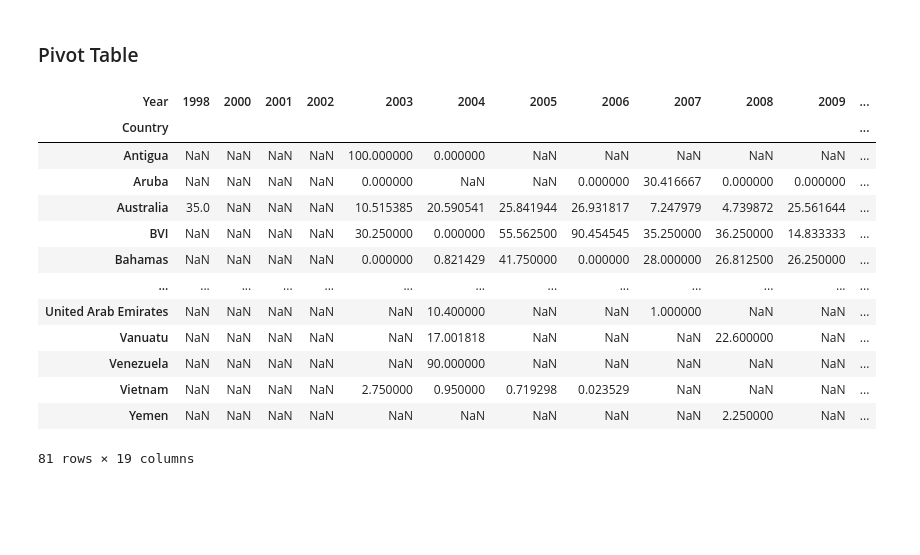
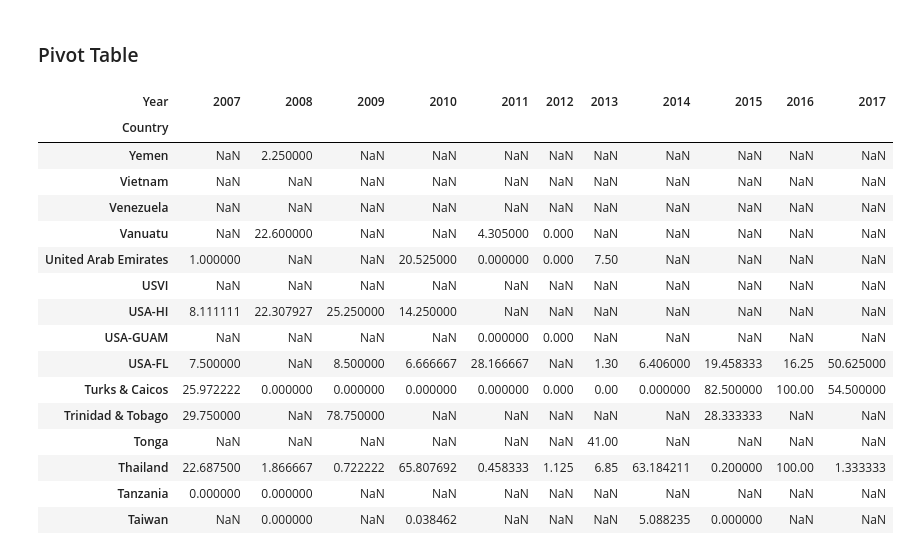
Before and after one commit to muktoakash/Simple-Data-Analysis, a Jupyter notebook: 4_DataAnalysis/CoralReef.ipynb, the cells around one changed output. Saved outputs shown, nothing was run; the diff lists cells and outputs as text; code cells hidden in the pictures; blank space fills up the shorter version.

Commit message:
Clean pivot table for CoralReef

```diff
--- a/4_DataAnalysis/CoralReef.ipynb
+++ b/4_DataAnalysis/CoralReef.ipynb
@@ -195,19 +195,27 @@ group_by_country
 # %%
 pivot = data.pivot_table(values="Bleaching Percentage", index="Country", columns="Year", aggfunc="mean")
 
+pivot = pivot.loc[:, 2007:2017]
+
+top_countries = pivot.mean(axis=1).sort_index(ascending=False).head(15).index
+pivot = pivot.loc[top_countries]
+
 pivot
 # %% [output]
-| Year | 1998 | 2000 | 2001 | 2002 | 2003 | 2004 | 2005 | 2006 | 2007 | 2008 | 2009 | ... |
-| Country |  |  |  |  |  |  |  |  |  |  |  | ... |
-| Antigua | NaN | NaN | NaN | NaN | 100.000000 | 0.000000 | NaN | NaN | NaN | NaN | NaN | ... |
-| Aruba | NaN | NaN | NaN | NaN | 0.000000 | NaN | NaN | 0.000000 | 30.416667 | 0.000000 | 0.000000 | ... |
-| Australia | 35.0 | NaN | NaN | NaN | 10.515385 | 20.590541 | 25.841944 | 26.931817 | 7.247979 | 4.739872 | 25.561644 | ... |
-| BVI | NaN | NaN | NaN | NaN | 30.250000 | 0.000000 | 55.562500 | 90.454545 | 35.250000 | 36.250000 | 14.833333 | ... |
-| Bahamas | NaN | NaN | NaN | NaN | 0.000000 | 0.821429 | 41.750000 | 0.000000 | 28.000000 | 26.812500 | 26.250000 | ... |
-| ... | ... | ... | ... | ... | ... | ... | ... | ... | ... | ... | ... | ... |
-| United Arab Emirates | NaN | NaN | NaN | NaN | NaN | 10.400000 | NaN | NaN | 1.000000 | NaN | NaN | ... |
-| Vanuatu | NaN | NaN | NaN | NaN | NaN | 17.001818 | NaN | NaN | NaN | 22.600000 | NaN | ... |
-| Venezuela | NaN | NaN | NaN | NaN | NaN | 90.000000 | NaN | NaN | NaN | NaN | NaN | ... |
-| Vietnam | NaN | NaN | NaN | NaN | 2.750000 | 0.950000 | 0.719298 | 0.023529 | NaN | NaN | NaN | ... |
-| Yemen | NaN | NaN | NaN | NaN | NaN | NaN | NaN | NaN | NaN | 2.250000 | NaN | ... |
+| Year | 2007 | 2008 | 2009 | 2010 | 2011 | 2012 | 2013 | 2014 | 2015 | 2016 | 2017 |
+| Country |  |  |  |  |  |  |  |  |  |  |  |
+| Yemen | NaN | 2.250000 | NaN | NaN | NaN | NaN | NaN | NaN | NaN | NaN | NaN |
+| Vietnam | NaN | NaN | NaN | NaN | NaN | NaN | NaN | NaN | NaN | NaN | NaN |
+| Venezuela | NaN | NaN | NaN | NaN | NaN | NaN | NaN | NaN | NaN | NaN | NaN |
+| Vanuatu | NaN | 22.600000 | NaN | NaN | 4.305000 | 0.000 | NaN | NaN | NaN | NaN | NaN |
+| United Arab Emirates | 1.000000 | NaN | NaN | 20.525000 | 0.000000 | 0.000 | 7.50 | NaN | NaN | NaN | NaN |
+| USVI | NaN | NaN | NaN | NaN | NaN | NaN | NaN | NaN | NaN | NaN | NaN |
+| USA-HI | 8.111111 | 22.307927 | 25.250000 | 14.250000 | NaN | NaN | NaN | NaN | NaN | NaN | NaN |
+| USA-GUAM | NaN | NaN | NaN | NaN | 0.000000 | 0.000 | NaN | NaN | NaN | NaN | NaN |
+| USA-FL | 7.500000 | NaN | 8.500000 | 6.666667 | 28.166667 | NaN | 1.30 | 6.406000 | 19.458333 | 16.25 | 50.625000 |
+| Turks & Caicos | 25.972222 | 0.000000 | 0.000000 | 0.000000 | 0.000000 | 0.000 | 0.00 | 0.000000 | 82.500000 | 100.00 | 54.500000 |
+| Trinidad & Tobago | 29.750000 | NaN | 78.750000 | NaN | NaN | NaN | NaN | NaN | 28.333333 | NaN | NaN |
+| Tonga | NaN | NaN | NaN | NaN | NaN | NaN | 41.00 | NaN | NaN | NaN | NaN |
+| Thailand | 22.687500 | 1.866667 | 0.722222 | 65.807692 | 0.458333 | 1.125 | 6.85 | 63.184211 | 0.200000 | 100.00 | 1.333333 |
+| Tanzania | 0.000000 | 0.000000 | NaN | NaN | NaN | NaN | NaN | NaN | NaN | NaN | NaN |
+| Taiwan | NaN | 0.000000 | NaN | 0.038462 | NaN | NaN | NaN | 5.088235 | 0.000000 | NaN | NaN |
-81 rows × 19 columns
```
